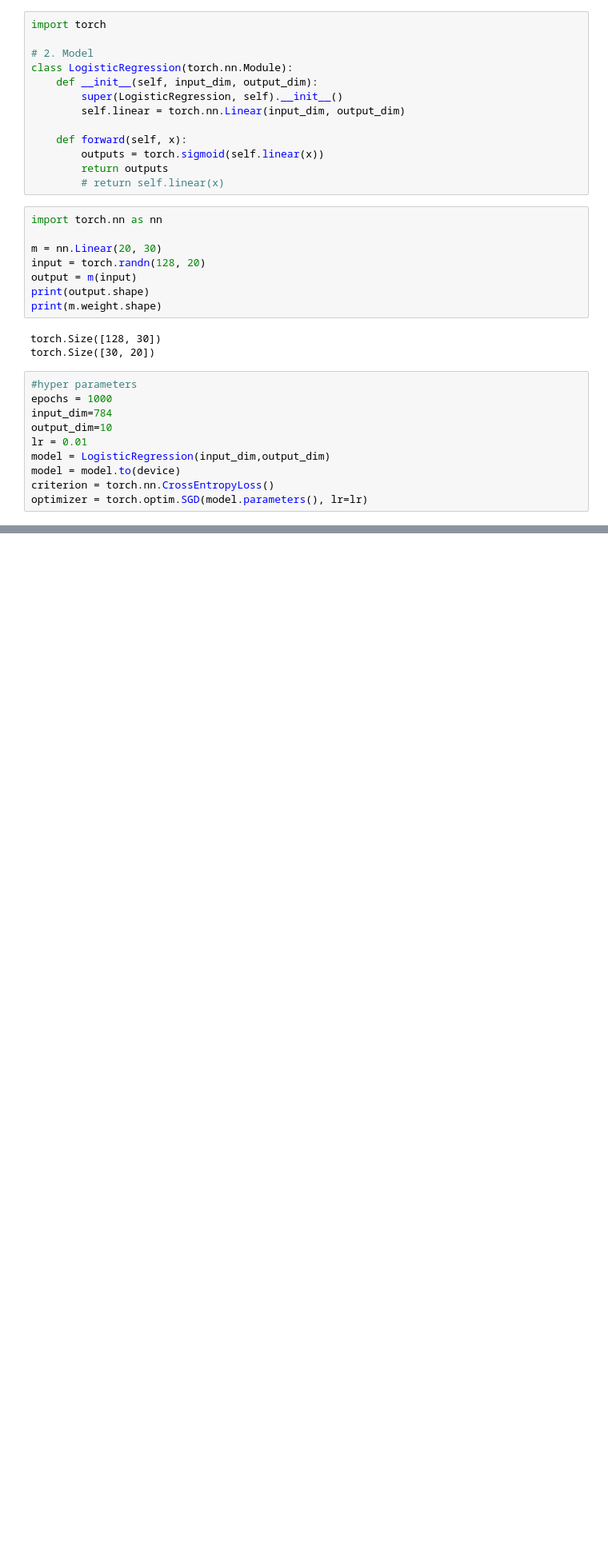
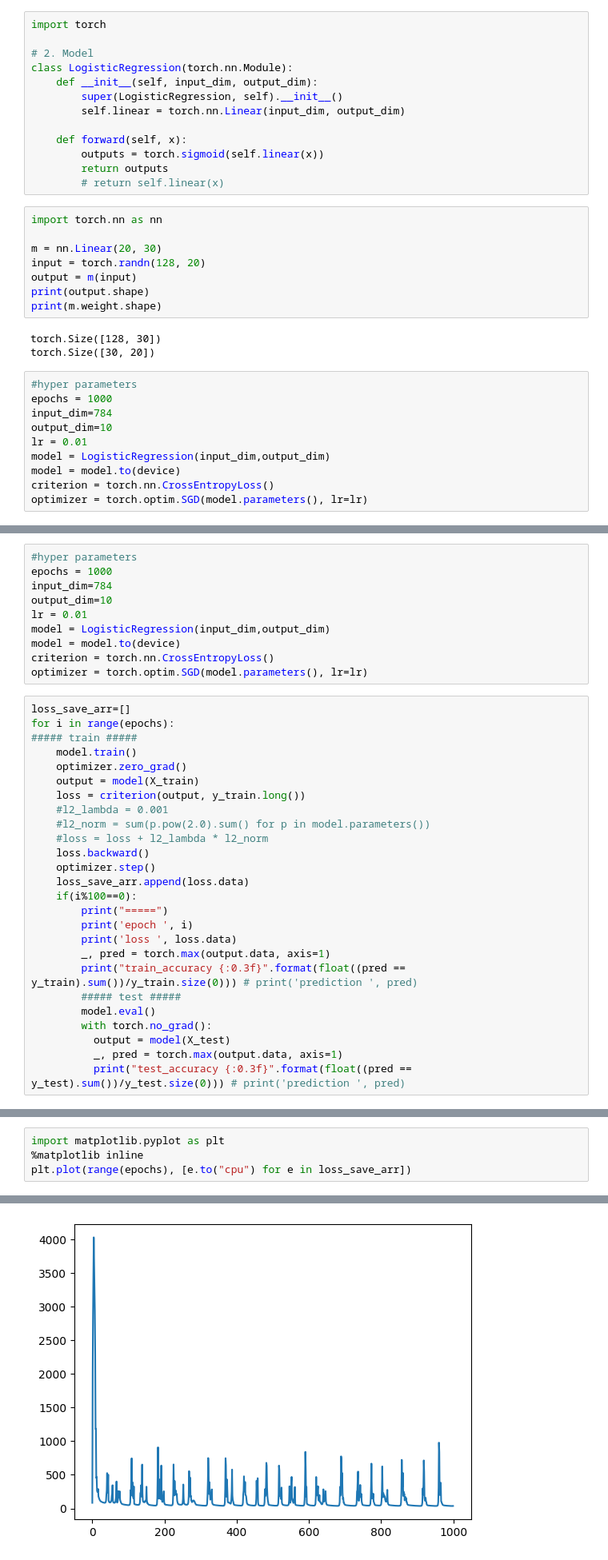
Before and after one commit to it-books-lab/deeplearning-class-study, a Jupyter notebook: study/ch02_study.ipynb, the cells around one changed output, grey strips where cells are left out. Shown: that part at 80% size. Cells and saved outputs as stored; diff of their text form; blank space fills up the shorter version.

```diff
--- a/study/ch02_study.ipynb
+++ b/study/ch02_study.ipynb
@@ -807,0 +878,36 @@ plt.plot(range(epochs), [e.to("cpu") for e in loss_save_arr])
+# %%
+#hyper parameters
+epochs = 1000
+input_dim=784
+output_dim=10
+lr = 0.01
+model = LogisticRegression(input_dim,output_dim)
+model = model.to(device)
+criterion = torch.nn.CrossEntropyLoss()
+optimizer = torch.optim.SGD(model.parameters(), lr=lr)
+# %%
+loss_save_arr=[]
+for i in range(epochs):
+##### train #####
+    model.train()
+    optimizer.zero_grad()
+    output = model(X_train)
+    loss = criterion(output, y_train.long())
+    #l2_lambda = 0.001
+    #l2_norm = sum(p.pow(2.0).sum() for p in model.parameters())
+    #loss = loss + l2_lambda * l2_norm
+    loss.backward()
+    optimizer.step()
+    loss_save_arr.append(loss.data)
+    if(i%100==0):
+        print("=====")
+        print('epoch ', i)
+        print('loss ', loss.data)
+        _, pred = torch.max(output.data, axis=1)
+        print("train_accuracy {:0.3f}".format(float((pred == y_train).sum())/y_train.size(0))) # print('prediction ', pred)
+        ##### test #####
+        model.eval()
+        with torch.no_grad():
+          output = model(X_test)
+          _, pred = torch.max(output.data, axis=1)
+          print("test_accuracy {:0.3f}".format(float((pred == y_test).sum())/y_test.size(0))) # print('prediction ', pred)
@@ -807,0 +932,5 @@ plt.plot(range(epochs), [e.to("cpu") for e in loss_save_arr])
+# %%
+import matplotlib.pyplot as plt
+%matplotlib inline
+plt.plot(range(epochs), [e.to("cpu") for e in loss_save_arr])
+# %% [output]
@@ -807,0 +938 @@ plt.plot(range(epochs), [e.to("cpu") for e in loss_save_arr])
+[figure, added]
```
Also changed, not shown: parts of 10 cells of this notebook.
